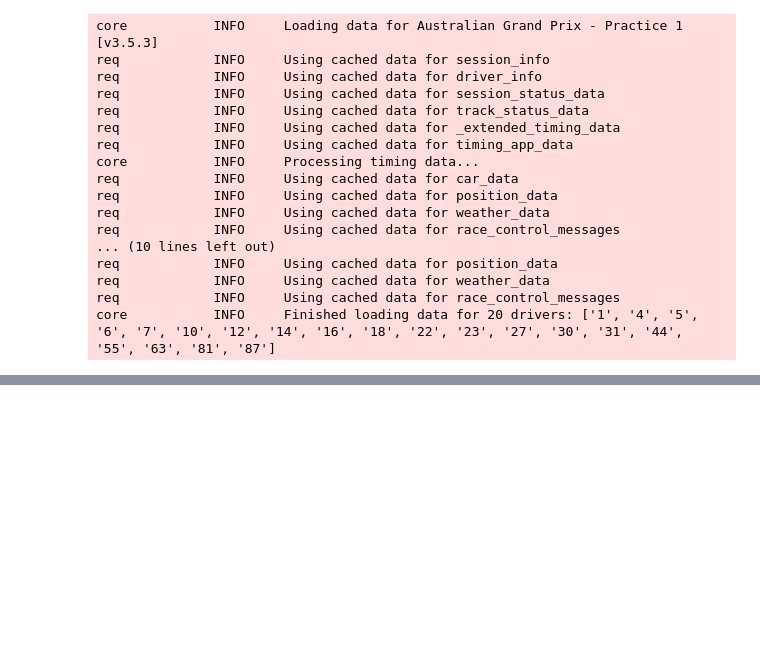
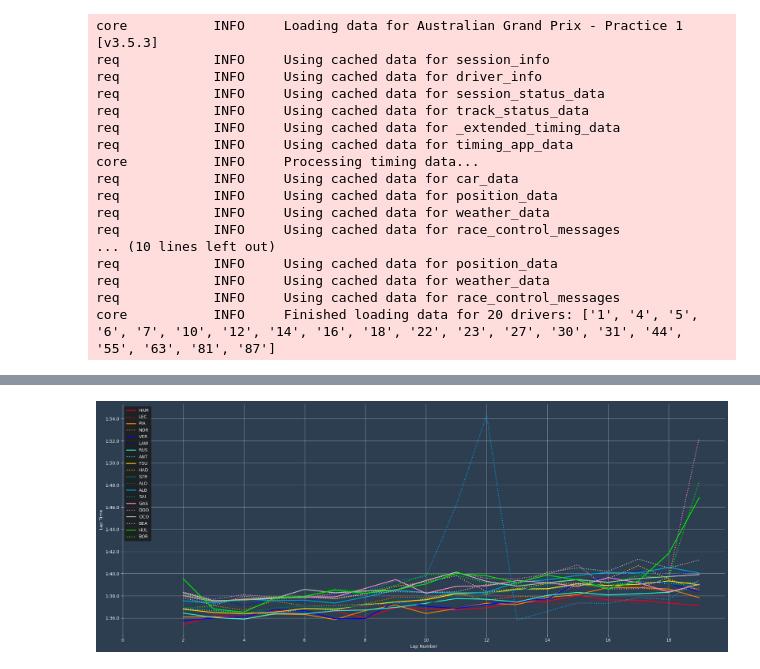
Before and after one commit to noehurtado/F1-2024-Championship, a Jupyter notebook: src/test.ipynb, the cells around one changed output, grey strips where cells are left out. Drawn from its saved outputs; the diff is of its cells as text; code cells hidden in the pictures; blank space fills up the shorter version.

```diff
--- a/src/test.ipynb
+++ b/src/test.ipynb
@@ -449,0 +419,17 @@ See the caveats in the documentation: https://pandas.pydata.org/pandas-docs/stab
+# %%
+import seaborn as sns
+from matplotlib import pyplot as plt
+
+import fastf1
+import fastf1.plotting
+
+year = 2025
+gp = 'China'
+id = 'S'
+
+session = fastf1.get_session(year, gp, id)
+session.load()
+
+driver_laps = session.laps.pick_drivers(session.drivers)
+driver_laps = driver_laps.reset_index()
+driver_laps
@@ -449,0 +466,77 @@ See the caveats in the documentation: https://pandas.pydata.org/pandas-docs/stab
+# %%
+driver_laps["LapTime(s)"] = driver_laps["LapTime"].dt.total_seconds()
+# %%
+import fastf1.plotting as f1plot
+import pandas as pd
+import matplotlib.pyplot as plt
+import seaborn as sns
+
+# Setup FastF1 plot style
+f1plot.setup_mpl(mpl_timedelta_support=True, misc_mpl_mods=False)
+
+fig, ax = plt.subplots(figsize=(20, 8))
+fig.patch.set_facecolor('#2c3e50')
+ax.set_facecolor('#2c3e50')
+
+# Get color mapping per driver
+driver_colors = f1plot.get_driver_color_mapping(session=session)
+
+# Line styles: solid for faster, dotted for slower
+style_map = ['solid', 'dotted']
+
+# Get first 5 unique drivers (to control total count shown)
+top_5_drivers = driver_laps["Driver"].unique()
+
+# Filter data for only the first 5 drivers
+filtered_laps = driver_laps[driver_laps["Driver"].isin(top_5_drivers)]
+
+# Group by team from selected drivers
+teams = filtered_laps['Team'].unique()
+
+for team in teams:
+    team_df = filtered_laps[filtered_laps["Team"] == team]
+    team_drivers = team_df["Driver"].unique()
+
+    # Compute average lap time for each driver
+    driver_avg = (
+        team_df.groupby("Driver")["LapTime"]
+        .mean()
+        .sort_values()
+    )
+
+    # Assign line styles based on speed: faster = solid, slower = dotted
+    for i, (driver, _) in enumerate(driver_avg.items()):
+        driver_df = team_df[team_df["Driver"] == driver]
+
+        sns.lineplot(
+            data=driver_df,
+            x="LapNumber",
+            y="LapTime",
+            ax=ax,
+            label=driver,
+            color=driver_colors.get(driver),
+            linewidth=2,
+            linestyle=style_map[min(i, 1)]  # 0=solid, 1=dotted
+        )
+
+# Label axes
+ax.set_xlabel("Lap Number")
+ax.set_ylabel("Lap Time")
+
+# Limit y-axis to show only lap times between 1:35.0 and 1:42.0
+# ax.set_ylim(pd.to_timedelta("0:01:40.0"), pd.to_timedelta("0:01:35.0"))
+
+# Invert y-axis so faster times are higher
+ax.invert_yaxis()
+
+# Set x-axis ticks every 5 laps
+ax.set_xticks(range(0, int(driver_laps["LapNumber"].max()) + 1, 2))
+
+# Grid and styling
+plt.grid(color='w', which='major', axis='both', alpha=0.5)
+sns.despine(left=True, bottom=True)
+
+plt.tight_layout()
+plt.show()
+# %% [output]
+[figure, added]
```
Also changed, not shown: parts of 22 cells of this notebook, 1 other file.
